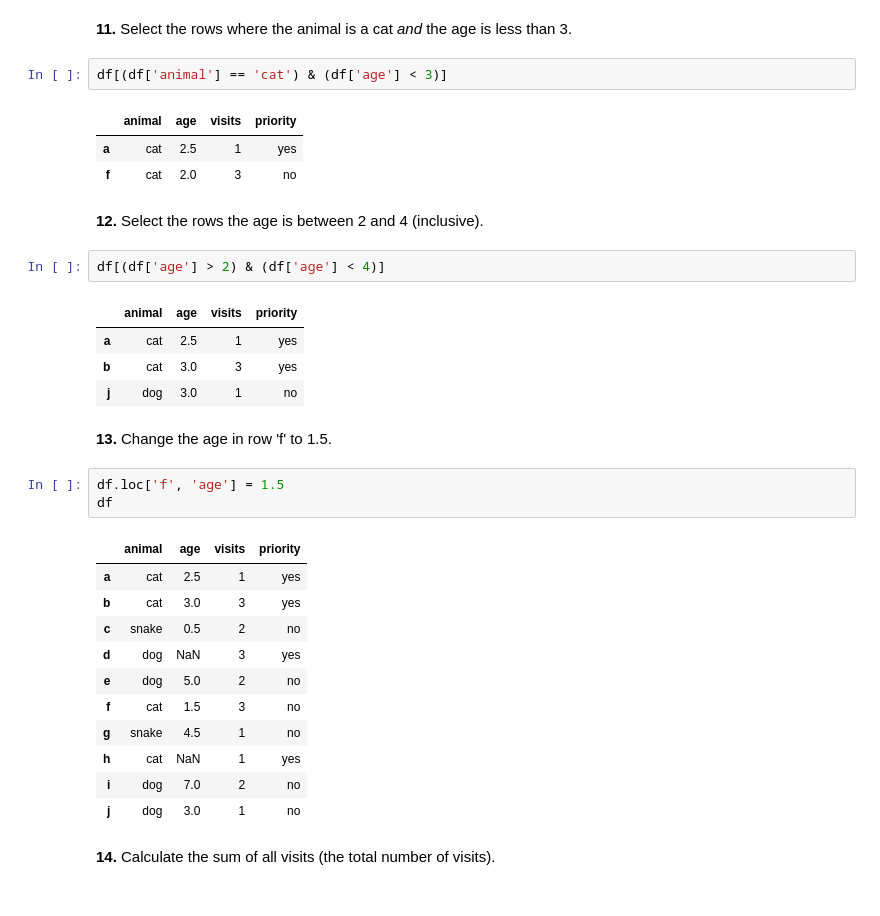
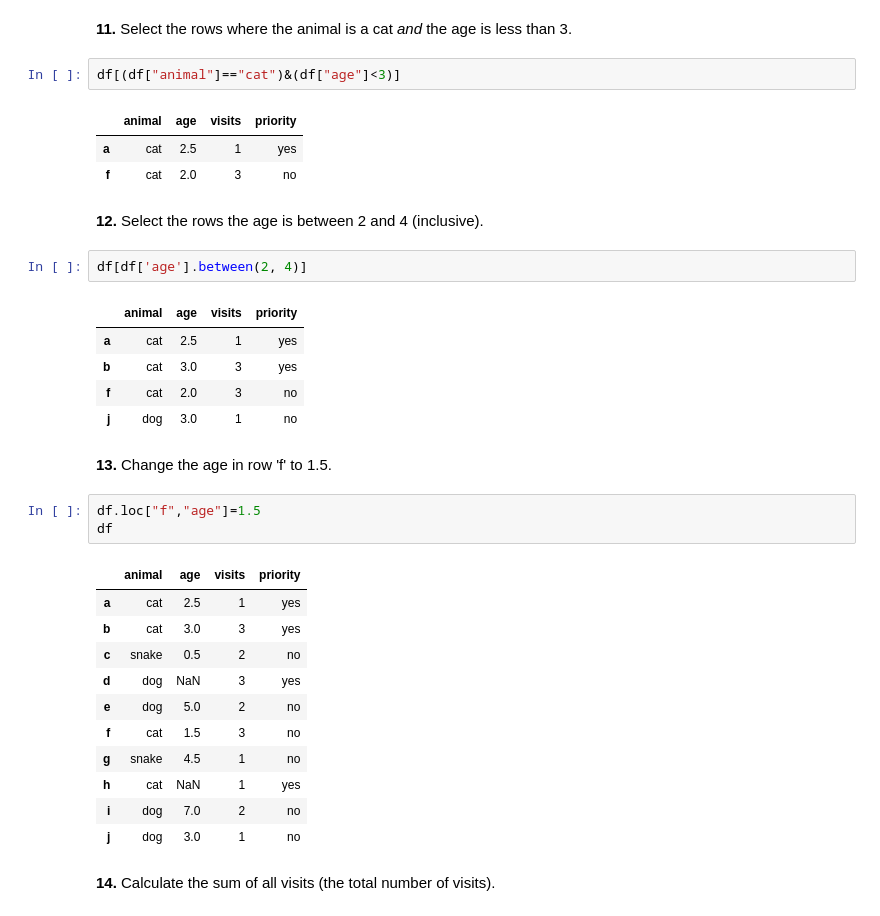
Before and after one commit to Subashganesan00/Guvi-Assignments, a Jupyter notebook: pandas_task-3.ipynb, the cells around one changed output. Cells and saved outputs as stored; diff of their text form.

```diff
--- a/pandas_task-3.ipynb
+++ b/pandas_task-3.ipynb
@@ -161,7 +154,7 @@ df[df['age'].isna()]
 # %% [markdown]
 **11.** Select the rows where the animal is a cat *and* the age is less than 3.
 # %%
-df[(df['animal'] == 'cat') & (df['age'] < 3)]
+df[(df["animal"]=="cat")&(df["age"]<3)]
 # %% [output]
 |  | animal | age | visits | priority |
 | a | cat | 2.5 | 1 | yes |
@@ -169,16 +162,17 @@ df[(df['animal'] == 'cat') & (df['age'] < 3)]
 # %% [markdown]
 **12.** Select the rows the age is between 2 and 4 (inclusive).
 # %%
-df[(df['age'] > 2) & (df['age'] < 4)]
+df[df['age'].between(2, 4)]
 # %% [output]
 |  | animal | age | visits | priority |
 | a | cat | 2.5 | 1 | yes |
 | b | cat | 3.0 | 3 | yes |
+| f | cat | 2.0 | 3 | no |
 | j | dog | 3.0 | 1 | no |
 # %% [markdown]
 **13.** Change the age in row 'f' to 1.5.
 # %%
-df.loc['f', 'age'] = 1.5
+df.loc["f","age"]=1.5
 df
 # %% [output]
 |  | animal | age | visits | priority |
```
Also changed, not shown: parts of 111 cells of this notebook.
